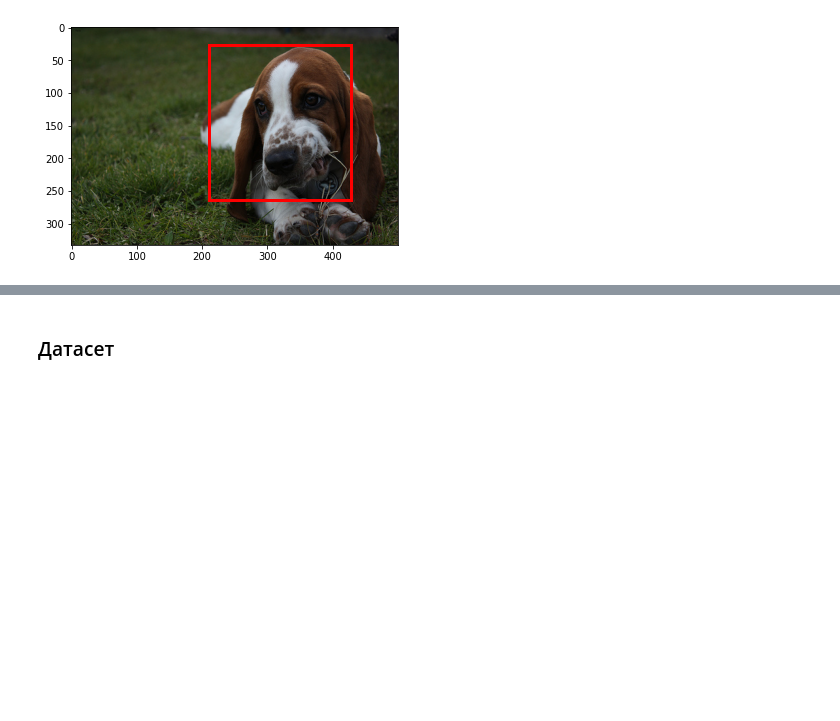
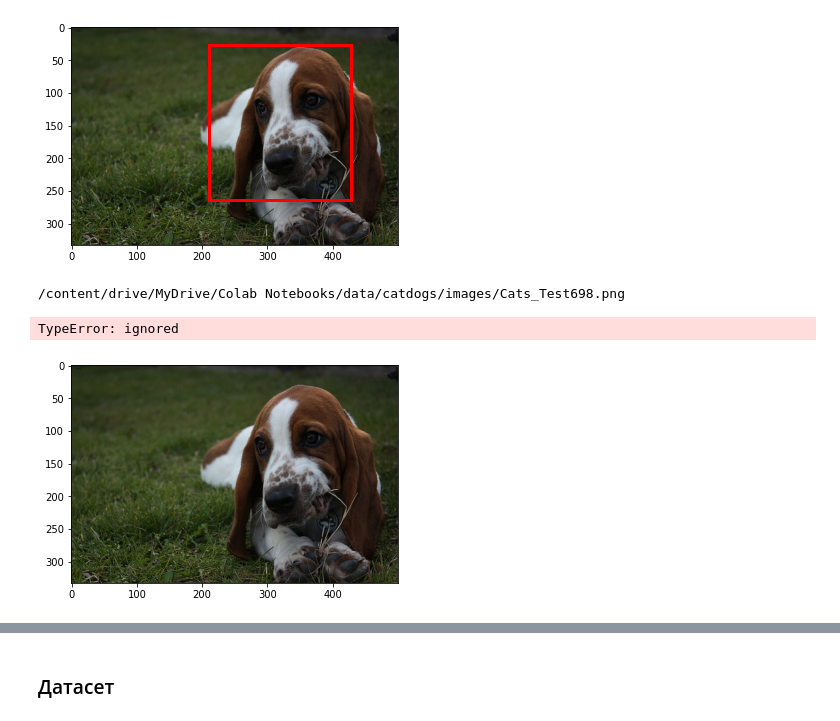
Before and after one commit to mikhachev/geekbrains-neuro, a Jupyter notebook: pytorch/hw2_img_class.ipynb, the cells around one changed output, grey strips where cells are left out. Cells and saved outputs as stored; diff of their text form; code cells hidden in the pictures; blank space fills up the shorter version.

```diff
--- a/pytorch/hw2_img_class.ipynb
+++ b/pytorch/hw2_img_class.ipynb
@@ -231,3 +232,13 @@ show_corner_bb(im, df_train.values[number][9])
 # %% [output]
 /content/drive/MyDrive/Colab Notebooks/data/catdogs/images/Cats_Test698.png
 [figure]
+# %%
+number = 51
+im2 = cv2.imread(str(df_train.values[number][0]))
+print(str(df_train.values[number][0]))
+im2 = cv2.cvtColor(im2, cv2.COLOR_BGR2RGB)
+show_corner_bb(im2, df_train.values[number][0])
+# %% [output]
+/content/drive/MyDrive/Colab Notebooks/data/catdogs/images/Cats_Test698.png
+TypeError: ignored
+[figure, added]
```
Also changed, not shown: parts of 9 cells of this notebook.
